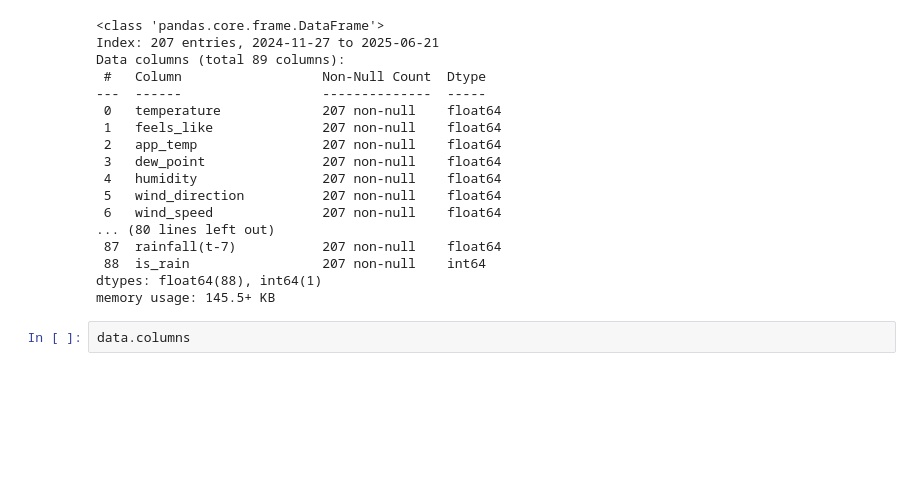
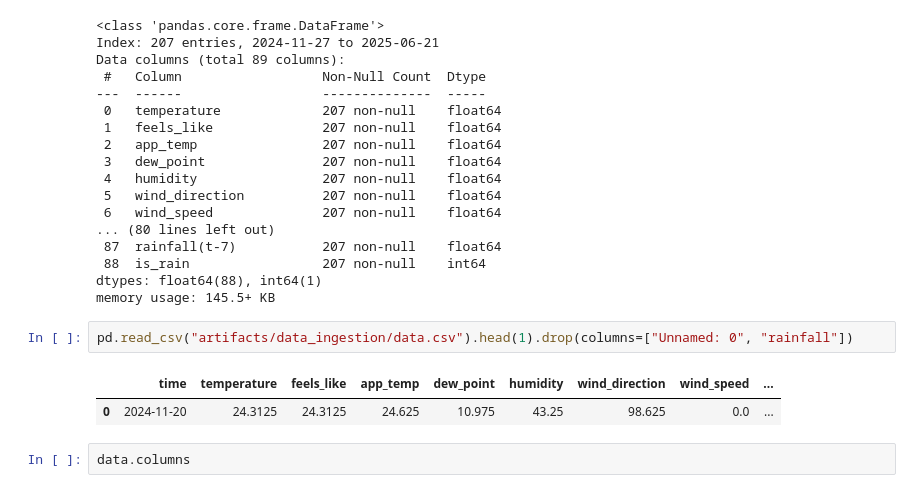
Before and after one commit to koomited/rainfall-prediction, a Jupyter notebook: research/04_model_trainer.ipynb, the cells around one changed output. Drawn from its saved outputs; the diff is of its cells as text; blank space fills up the shorter version.

```diff
--- a/research/04_model_trainer.ipynb
+++ b/research/04_model_trainer.ipynb
@@ -35,6 +35,11 @@ Data columns (total 89 columns):
  88  is_rain                 207 non-null    int64
 dtypes: float64(88), int64(1)
 memory usage: 145.5+ KB
+# %%
+pd.read_csv("artifacts/data_ingestion/data.csv").head(1).drop(columns=["Unnamed: 0", "rainfall"])
+# %% [output]
+|  | time | temperature | feels_like | app_temp | dew_point | humidity | wind_direction | wind_speed | ... |
+| 0 | 2024-11-20 | 24.3125 | 24.3125 | 24.625 | 10.975 | 43.25 | 98.625 | 0.0 | ... |
 # %%
 data.columns
 # %% [output]
```
Also changed, not shown: 5 other files.
